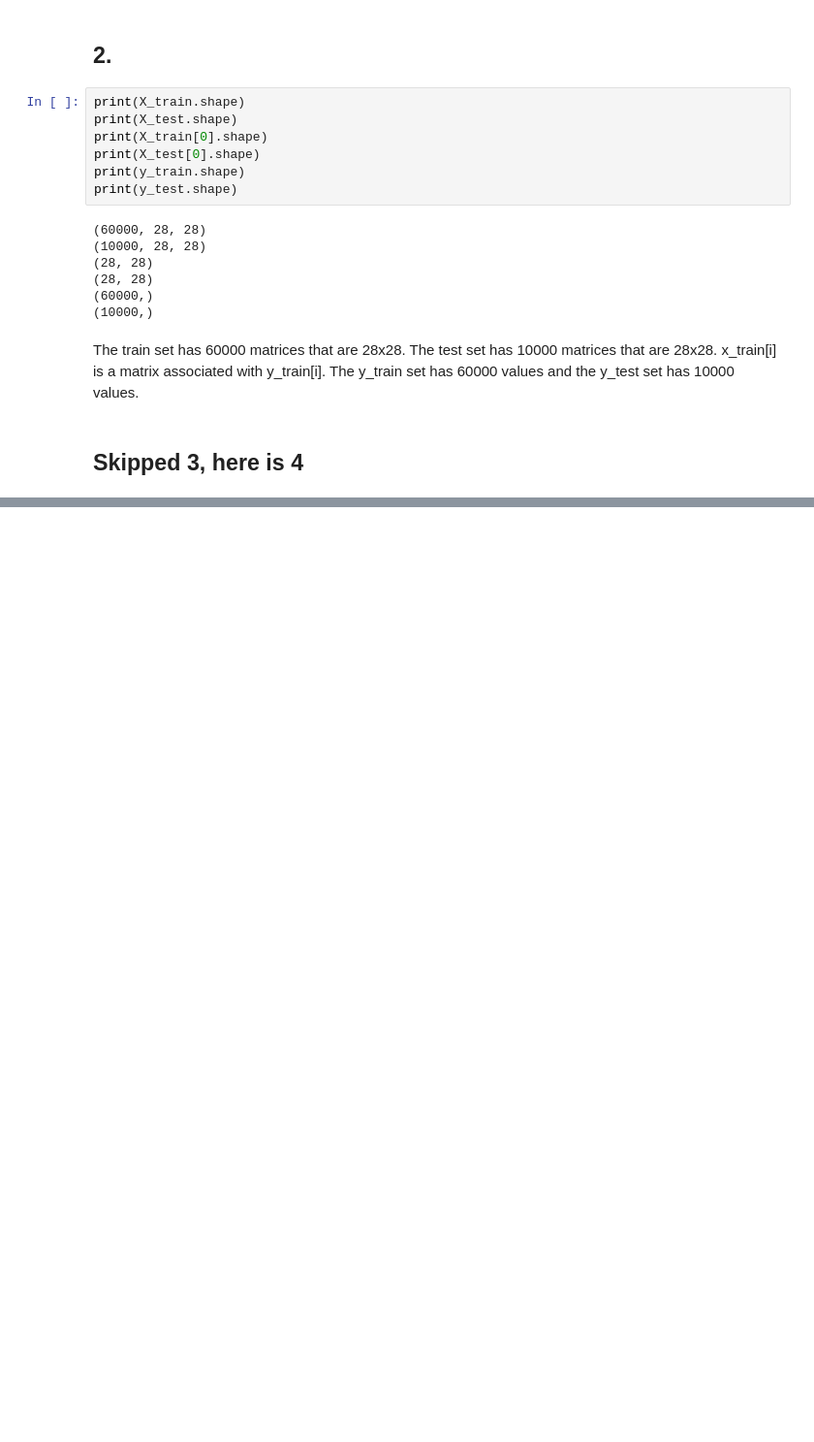
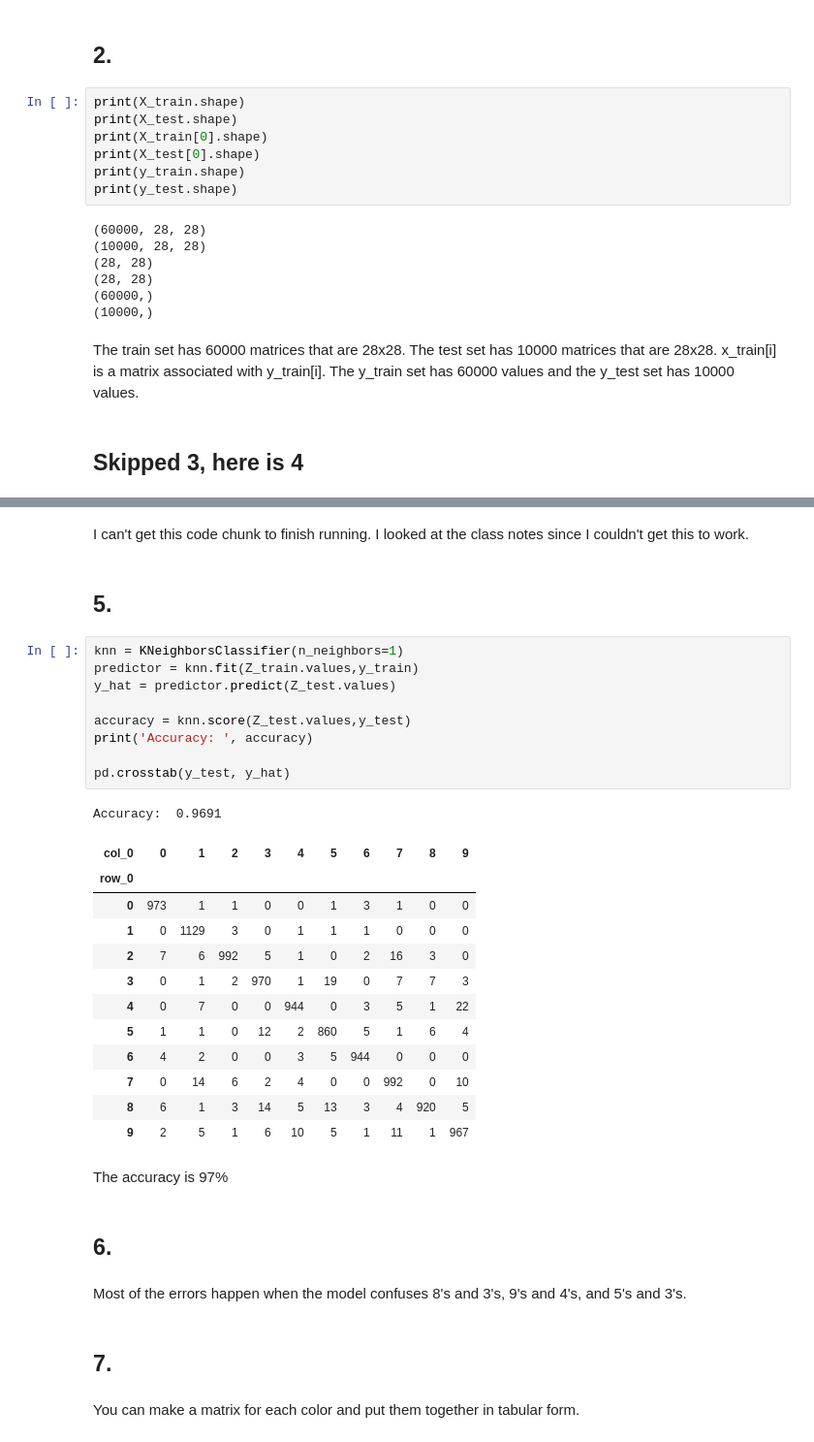
Before and after one commit to l-e13/labs, a Jupyter notebook: 03_computer_vision/computer_vision.ipynb, the cells around one changed output, grey strips where cells are left out. Shown: that part at 97% size. Cells and saved outputs as stored; diff of their text form; blank space fills up the shorter version.

```diff
--- a/03_computer_vision/computer_vision.ipynb
+++ b/03_computer_vision/computer_vision.ipynb
@@ -180,0 +222,37 @@ I'm still working on this- I can finish it soon
+# %% [markdown]
+I can't get this code chunk to finish running. I looked at the class notes since I couldn't get this to work.
+# %% [markdown]
+## 5.
+# %%
+knn = KNeighborsClassifier(n_neighbors=1)
+predictor = knn.fit(Z_train.values,y_train)
+y_hat = predictor.predict(Z_test.values)
+
+accuracy = knn.score(Z_test.values,y_test)
+print('Accuracy: ', accuracy)
+
+pd.crosstab(y_test, y_hat)
+# %% [output]
+Accuracy:  0.9691
+| col_0 | 0 | 1 | 2 | 3 | 4 | 5 | 6 | 7 | 8 | 9 |
+| row_0 |  |  |  |  |  |  |  |  |  |  |
+| 0 | 973 | 1 | 1 | 0 | 0 | 1 | 3 | 1 | 0 | 0 |
+| 1 | 0 | 1129 | 3 | 0 | 1 | 1 | 1 | 0 | 0 | 0 |
+| 2 | 7 | 6 | 992 | 5 | 1 | 0 | 2 | 16 | 3 | 0 |
+| 3 | 0 | 1 | 2 | 970 | 1 | 19 | 0 | 7 | 7 | 3 |
+| 4 | 0 | 7 | 0 | 0 | 944 | 0 | 3 | 5 | 1 | 22 |
+| 5 | 1 | 1 | 0 | 12 | 2 | 860 | 5 | 1 | 6 | 4 |
+| 6 | 4 | 2 | 0 | 0 | 3 | 5 | 944 | 0 | 0 | 0 |
+| 7 | 0 | 14 | 6 | 2 | 4 | 0 | 0 | 992 | 0 | 10 |
+| 8 | 6 | 1 | 3 | 14 | 5 | 13 | 3 | 4 | 920 | 5 |
+| 9 | 2 | 5 | 1 | 6 | 10 | 5 | 1 | 11 | 1 | 967 |
+# %% [markdown]
+The accuracy is 97%
+# %% [markdown]
+## 6.
+# %% [markdown]
+Most of the errors happen when the model confuses 8's and 3's, 9's and 4's, and 5's and 3's.
+# %% [markdown]
+## 7.
+# %% [markdown]
+You can make a matrix for each color and put them together in tabular form.
```
Also changed, not shown: parts of 5 cells of this notebook.
